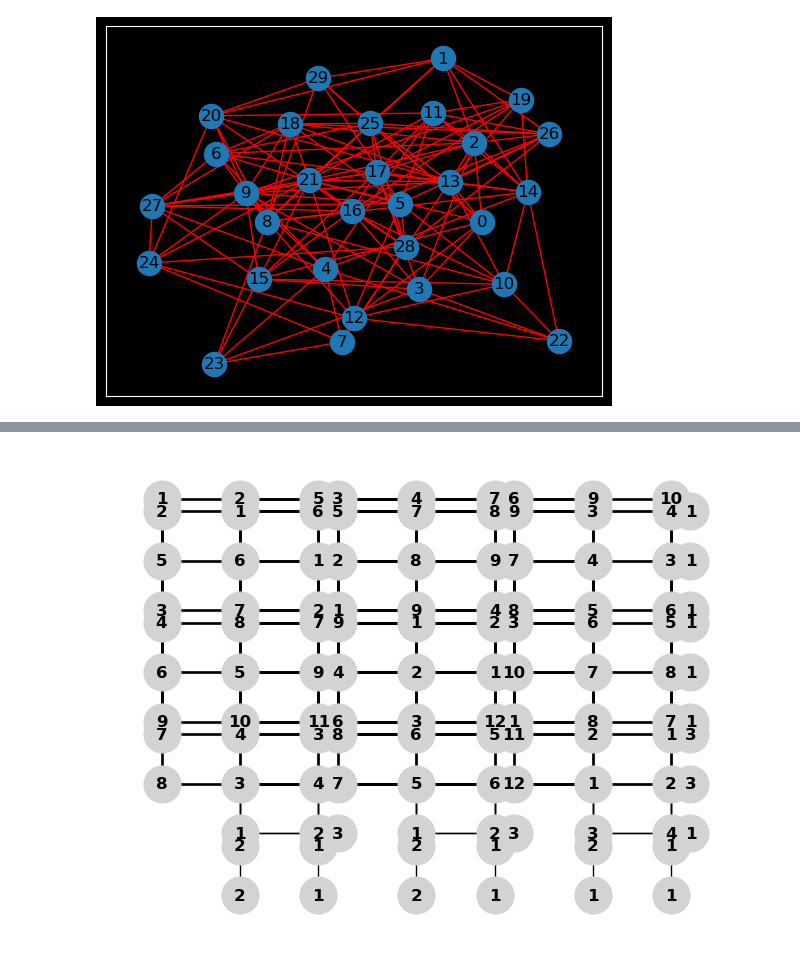
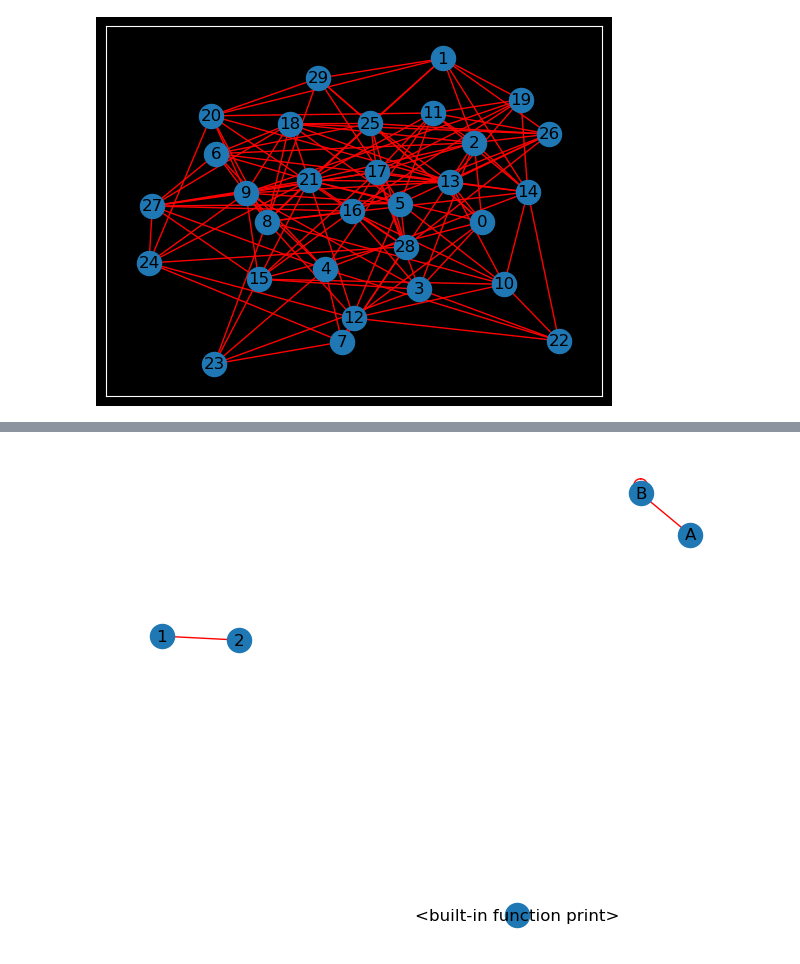
Before and after one commit to francoisbonnard/Math, a Jupyter notebook: graph/networkx.ipynb, the cells around one changed output, grey strips where cells are left out. Cells and saved outputs as stored; diff of their text form; code cells hidden in the pictures.

```diff
--- a/graph/networkx.ipynb
+++ b/graph/networkx.ipynb
@@ -346,54 +242,11 @@ if __name__ == "__main__":
-# %%
-import networkx as nx
-import matplotlib.pyplot as plt
-
-def create_sudoku_graph():
-    G = nx.Graph()
-
-    # Ajouter les nœuds représentant les cellules du Sudoku
-    for i in range(1, 10):
-        for j in range(1, 10):
-            G.add_node((i, j))
-
-    # Ajouter les arêtes pour les contraintes du Sudoku
-    for i in range(1, 10):
-        for j in range(1, 10):
-            for k in range(j+1, 10):
-                G.add_edge((i, j), (i, k))  # Contraintes de la même ligne
-                G.add_edge((j, i), (k, i))  # Contraintes de la même colonne
-
-    # Ajouter les arêtes pour les contraintes des blocs
-    for i in range(1, 10, 3):
-        for j in range(1, 10, 3):
-            for k in range(1, 4):
-                for l in range(1, 4):
-                    for m in range(l+1, 4):
-                        G.add_edge((i+k, j+l), (i+k, j+m))
-                        G.add_edge((i+k, j+l), (i+k+1, j+l))
-                        G.add_edge((i+k, j+l), (i+k+2, j+l))
-                        G.add_edge((i+k, j+l), (i+k, j+m))
-                        G.add_edge((i+k, j+l), (i+k+1, j+l))
-                        G.add_edge((i+k, j+l), (i+k+2, j+l))
-
-    return G
-
-def solve_sudoku():
-    G = create_sudoku_graph()
-
-    # Coloration du graphe avec NetworkX
-    coloring = nx.greedy_color(G, strategy='largest_first')
-
-    # Affichage du Sudoku résolu avec des blocs de 3x3 et un espace entre chaque bloc
-    draw_sudoku(G, coloring)
-
-def draw_sudoku(G, coloring):
-    pos = {node: (2 * (node[1]-1) % 6 + 6 * (node[1]-1), -2 * (node[0]-1) % 6 - 6 * (node[0]-1)) for node in coloring}
-    labels = {node: coloring[node] + 1 for node in coloring}
-
-    nx.draw(G, pos, labels=labels, with_labels=True, font_weight='bold', node_size=700, node_color='lightgray')
-    plt.show()
-
-if __name__ == "__main__":
-    solve_sudoku()
-# %% [output]
-[figure, removed]
+# %%
+G1 = nx.Graph()
+G1.add_edge(1,2)
+G1.add_edge('A','B')
+G1.add_edge('B','B')
+G1.add_node(print)
+# %%
+nx.draw_spring(G1,edge_color='red',with_labels=1)
+plt.show()
+# %% [output]
+[figure, added]
```
Also changed, not shown: parts of 6 cells of this notebook, 9 other files.
